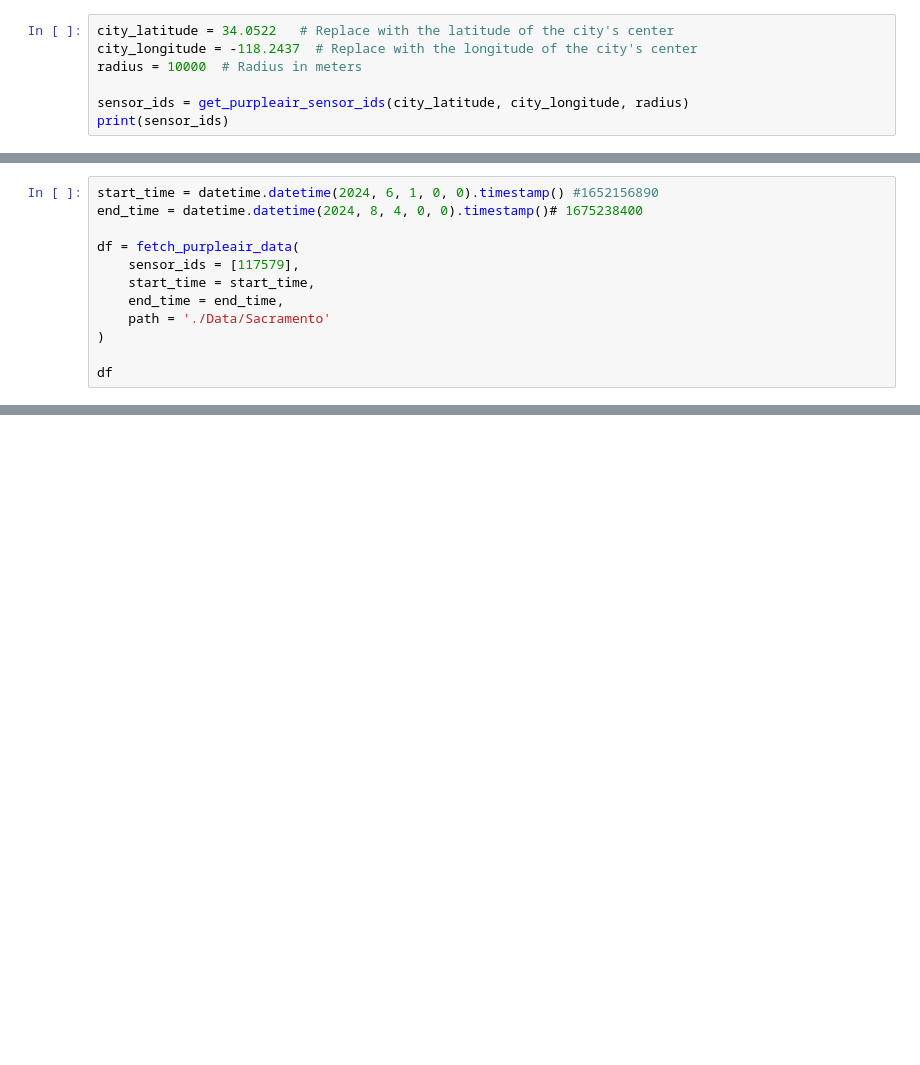
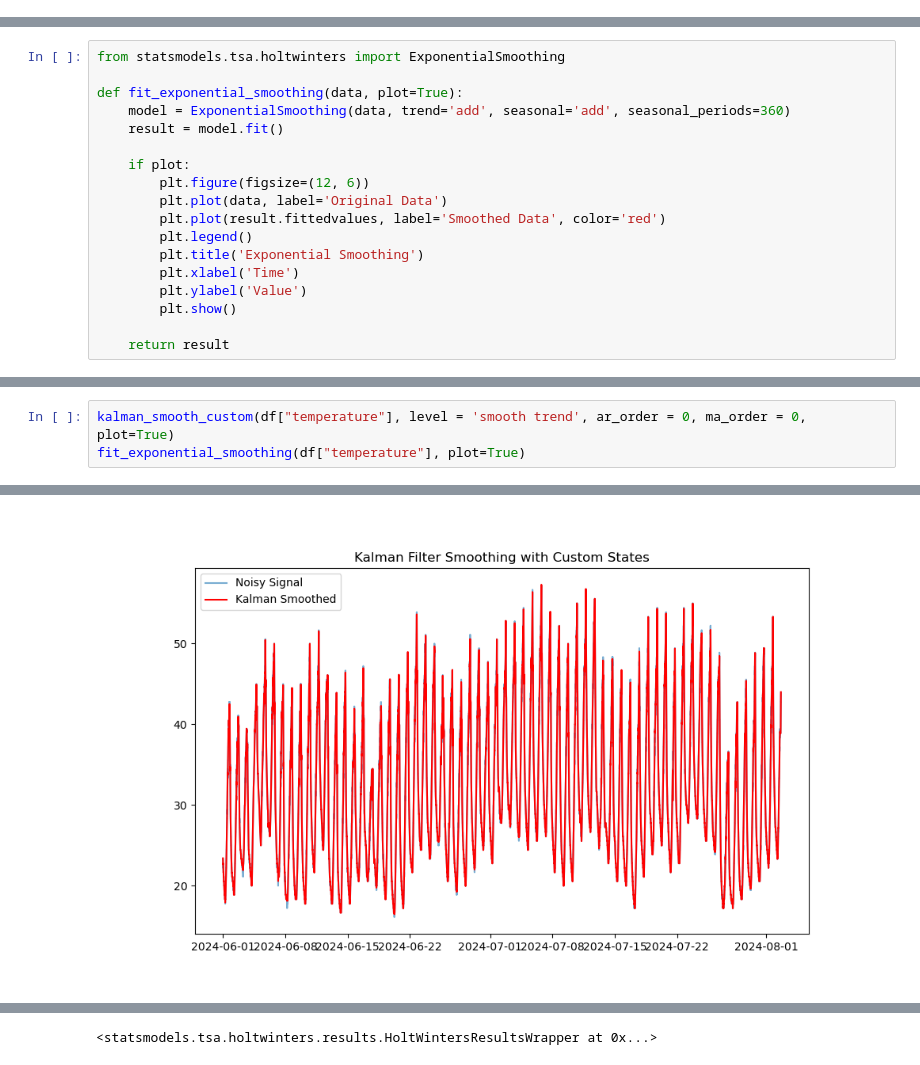
Before and after one commit to nbachand/PurpleAir, a Jupyter notebook: PurpleAirData.ipynb, the cells around one changed output, grey strips where cells are left out. Cells and saved outputs as stored; diff of their text form; blank space fills up the shorter version.

```diff
--- a/PurpleAirData.ipynb
+++ b/PurpleAirData.ipynb
@@ -11,7 +0,0 @@ The autoreload extension is already loaded. To reload it, use:
-# %%
-city_latitude = 34.0522   # Replace with the latitude of the city's center
-city_longitude = -118.2437  # Replace with the longitude of the city's center
-radius = 10000  # Radius in meters
-
-sensor_ids = get_purpleair_sensor_ids(city_latitude, city_longitude, radius)
-print(sensor_ids)
@@ -20,12 +0,0 @@ TypeError: list indices must be integers or slices, not str
-# %%
-start_time = datetime.datetime(2024, 6, 1, 0, 0).timestamp() #1652156890
-end_time = datetime.datetime(2024, 8, 4, 0, 0).timestamp()# 1675238400
-
-df = fetch_purpleair_data(
-    sensor_ids = [117579],
-    start_time = start_time,
-    end_time = end_time,
-    path = './Data/Sacramento'
-)
-
-df
@@ -46,0 +177,18 @@ df
+# %%
+from statsmodels.tsa.holtwinters import ExponentialSmoothing
+
+def fit_exponential_smoothing(data, plot=True):
+    model = ExponentialSmoothing(data, trend='add', seasonal='add', seasonal_periods=360)
+    result = model.fit()
+
+    if plot:
+        plt.figure(figsize=(12, 6))
+        plt.plot(data, label='Original Data')
+        plt.plot(result.fittedvalues, label='Smoothed Data', color='red')
+        plt.legend()
+        plt.title('Exponential Smoothing')
+        plt.xlabel('Time')
+        plt.ylabel('Value')
+        plt.show()
+
+    return result
@@ -46,0 +211,4 @@ df
+# %%
+kalman_smooth_custom(df["temperature"], level = 'smooth trend', ar_order = 0, ma_order = 0, plot=True)
+fit_exponential_smoothing(df["temperature"], plot=True)
+# %% [output]
@@ -46,0 +234 @@ df
+[figure, added]
@@ -46,0 +238 @@ df
+<statsmodels.tsa.holtwinters.results.HoltWintersResultsWrapper at 0x...>
```
Also changed, not shown: parts of 16 cells of this notebook.
